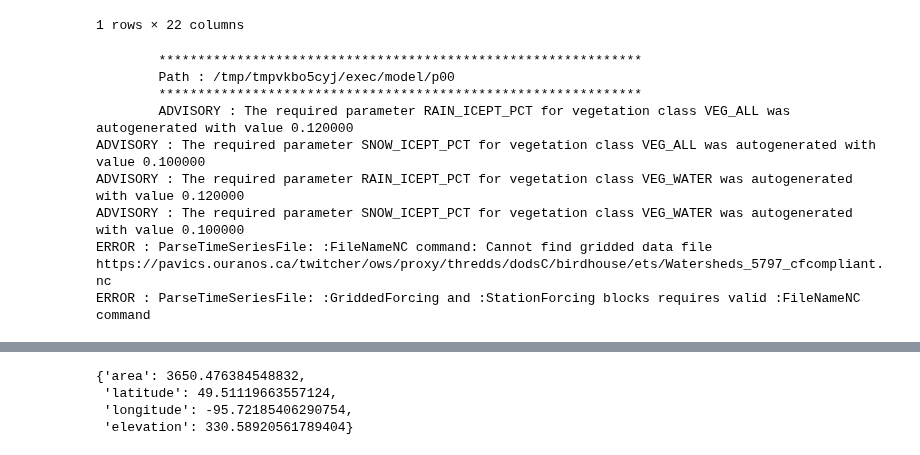
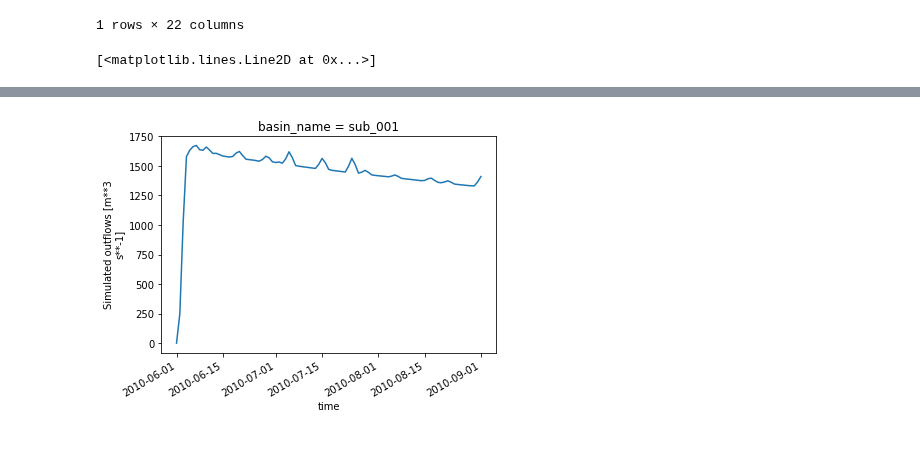
Before and after one commit to CSHS-CWRA/RavenPy, a Jupyter notebook: docs/notebooks/Running_Raven_with_CANOPEX_data.ipynb, the cells around one changed output, grey strips where cells are left out. Cells and saved outputs as stored; diff of their text form; code cells hidden in the pictures.

```diff
--- a/docs/notebooks/Running_Raven_with_CANOPEX_data.ipynb
+++ b/docs/notebooks/Running_Raven_with_CANOPEX_data.ipynb
@@ -68,13 +67,15 @@ meta.loc[[i]]
 | 5600 | 5600 | 5601.0 | 05PH003 | 3650.476385 | 49.511197 | -95.721854 | 1.908497 | 408762.630635 | 1.0 | ... |
 1 rows × 22 columns
 # %%
-model = ravenpy.models.GR4JCN()
+from ravenpy.models import GR4JCN
+
+model = GR4JCN()
 
 # Setup some parameters to run the models.
 config = dict(
     name=str(name),
     start_date=dt.datetime(2010, 6, 1),
-    end_date=dt.datetime(2010, 10, 1),
+    end_date=dt.datetime(2010, 9, 1),
     nc_index=i,
     run_name="Test_run",
     rain_snow_fraction ='RAINSNOW_DINGMAN',
@@ -90,12 +91,4 @@ params = [108.02, 2.8693, 25.352, 1.3696, 1.2483, 0.30679]
 model(ts=CANOPEX_DAP, params=params, **config)
 model.q_sim.plot()
 # %% [output]
-        **************************************************************
-        Path : /tmp/tmpvkbo5cyj/exec/model/p00
-        **************************************************************
-        ADVISORY : The required parameter RAIN_ICEPT_PCT for vegetation class VEG_ALL was autogenerated with value 0.120000
-ADVISORY : The required parameter SNOW_ICEPT_PCT for vegetation class VEG_ALL was autogenerated with value 0.100000
-ADVISORY : The required parameter RAIN_ICEPT_PCT for vegetation class VEG_WATER was autogenerated with value 0.120000
-ADVISORY : The required parameter SNOW_ICEPT_PCT for vegetation class VEG_WATER was autogenerated with value 0.100000
-ERROR : ParseTimeSeriesFile: :FileNameNC command: Cannot find gridded data file https://pavics.ouranos.ca/twitcher/ows/proxy/thredds/dodsC/birdhouse/ets/Watersheds_5797_cfcompliant.nc
-ERROR : ParseTimeSeriesFile: :GriddedForcing and :StationForcing blocks requires valid :FileNameNC command
+[<matplotlib.lines.Line2D at 0x...>]
@@ -103,7 +95 @@ UserWarning: No output files for Test_run*Hydrographs.nc in /tmp/tmpvkbo5cyj/exe
+[figure, added]
-# %%
-dict(meta[["area", "latitude", "longitude", "elevation"]].loc[i])
-# %% [output]
-{'area': 3650.476384548832,
- 'latitude': 49.51119663557124,
- 'longitude': -95.72185406290754,
- 'elevation': 330.58920561789404}
```
Also changed, not shown: parts of 2 cells of this notebook, 4 other files.
